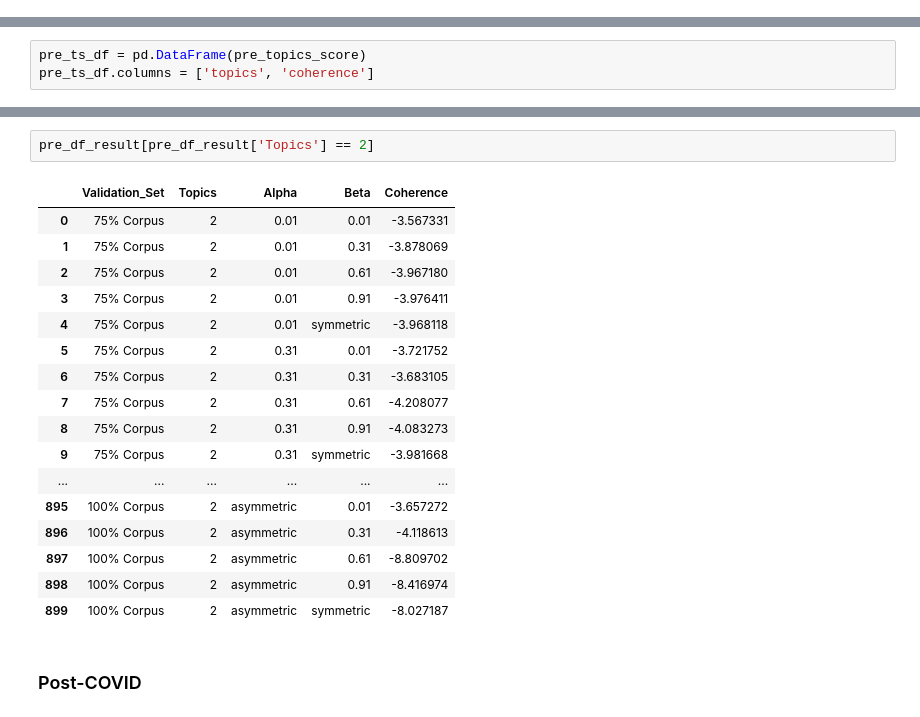
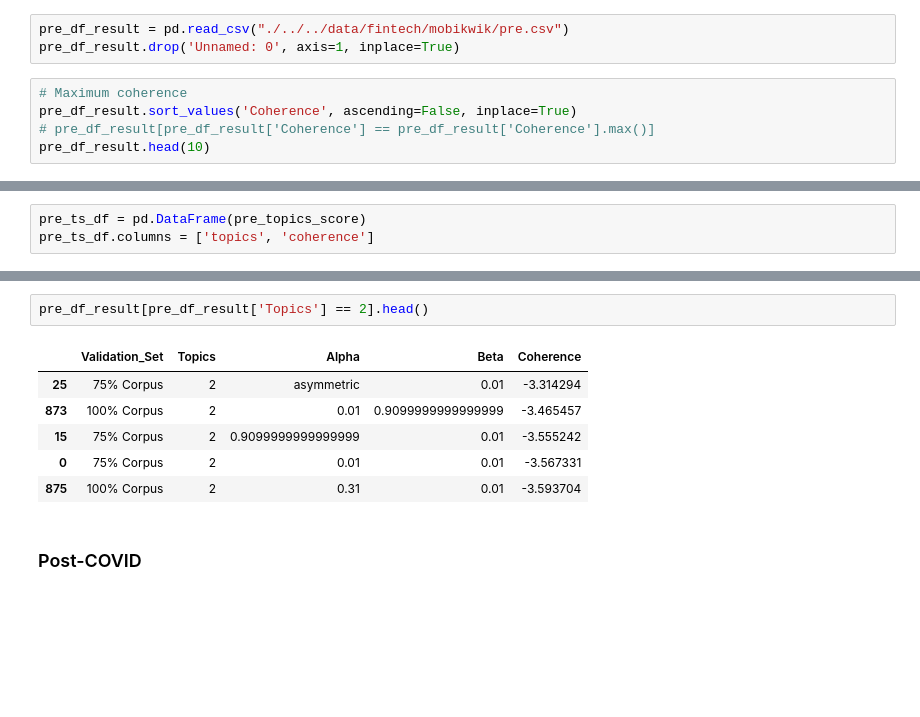
Before and after one commit to patilpushkarp/comp, a Jupyter notebook: comp/docs/individual/fintech/mobikwik.ipynb, the cells around one changed output, grey strips where cells are left out. Saved outputs shown, nothing was run; the diff lists cells and outputs as text; blank space fills up the shorter version.

```diff
--- a/comp/docs/individual/fintech/mobikwik.ipynb
+++ b/comp/docs/individual/fintech/mobikwik.ipynb
@@ -314,0 +318,8 @@ pre_df_result.to_csv("./../../data/fintech/mobikwik/pre.csv")
+# %%
+pre_df_result = pd.read_csv("./../../data/fintech/mobikwik/pre.csv")
+pre_df_result.drop('Unnamed: 0', axis=1, inplace=True)
+# %%
+# Maximum coherence
+pre_df_result.sort_values('Coherence', ascending=False, inplace=True)
+# pre_df_result[pre_df_result['Coherence'] == pre_df_result['Coherence'].max()]
+pre_df_result.head(10)
@@ -342,23 +365,12 @@ pre_ts_df.plot.line(x='topics', y='coherence')
 # %%
-pre_df_result[pre_df_result['Topics'] == 2]
+pre_df_result[pre_df_result['Topics'] == 2].head()
 # %% [output]
 |  | Validation_Set | Topics | Alpha | Beta | Coherence |
+| 25 | 75% Corpus | 2 | asymmetric | 0.01 | -3.314294 |
+| 873 | 100% Corpus | 2 | 0.01 | 0.9099999999999999 | -3.465457 |
+| 15 | 75% Corpus | 2 | 0.9099999999999999 | 0.01 | -3.555242 |
 | 0 | 75% Corpus | 2 | 0.01 | 0.01 | -3.567331 |
-| 1 | 75% Corpus | 2 | 0.01 | 0.31 | -3.878069 |
-| 2 | 75% Corpus | 2 | 0.01 | 0.61 | -3.967180 |
-| 3 | 75% Corpus | 2 | 0.01 | 0.91 | -3.976411 |
-| 4 | 75% Corpus | 2 | 0.01 | symmetric | -3.968118 |
-| 5 | 75% Corpus | 2 | 0.31 | 0.01 | -3.721752 |
-| 6 | 75% Corpus | 2 | 0.31 | 0.31 | -3.683105 |
-| 7 | 75% Corpus | 2 | 0.31 | 0.61 | -4.208077 |
-| 8 | 75% Corpus | 2 | 0.31 | 0.91 | -4.083273 |
-| 9 | 75% Corpus | 2 | 0.31 | symmetric | -3.981668 |
-| ... | ... | ... | ... | ... | ... |
-| 895 | 100% Corpus | 2 | asymmetric | 0.01 | -3.657272 |
-| 896 | 100% Corpus | 2 | asymmetric | 0.31 | -4.118613 |
-| 897 | 100% Corpus | 2 | asymmetric | 0.61 | -8.809702 |
-| 898 | 100% Corpus | 2 | asymmetric | 0.91 | -8.416974 |
-| 899 | 100% Corpus | 2 | asymmetric | symmetric | -8.027187 |
+| 875 | 100% Corpus | 2 | 0.31 | 0.01 | -3.593704 |
 # %% [markdown]
 ### Post-COVID
 # %%
```
Also changed, not shown: parts of 24 cells of this notebook, 3 other files.
